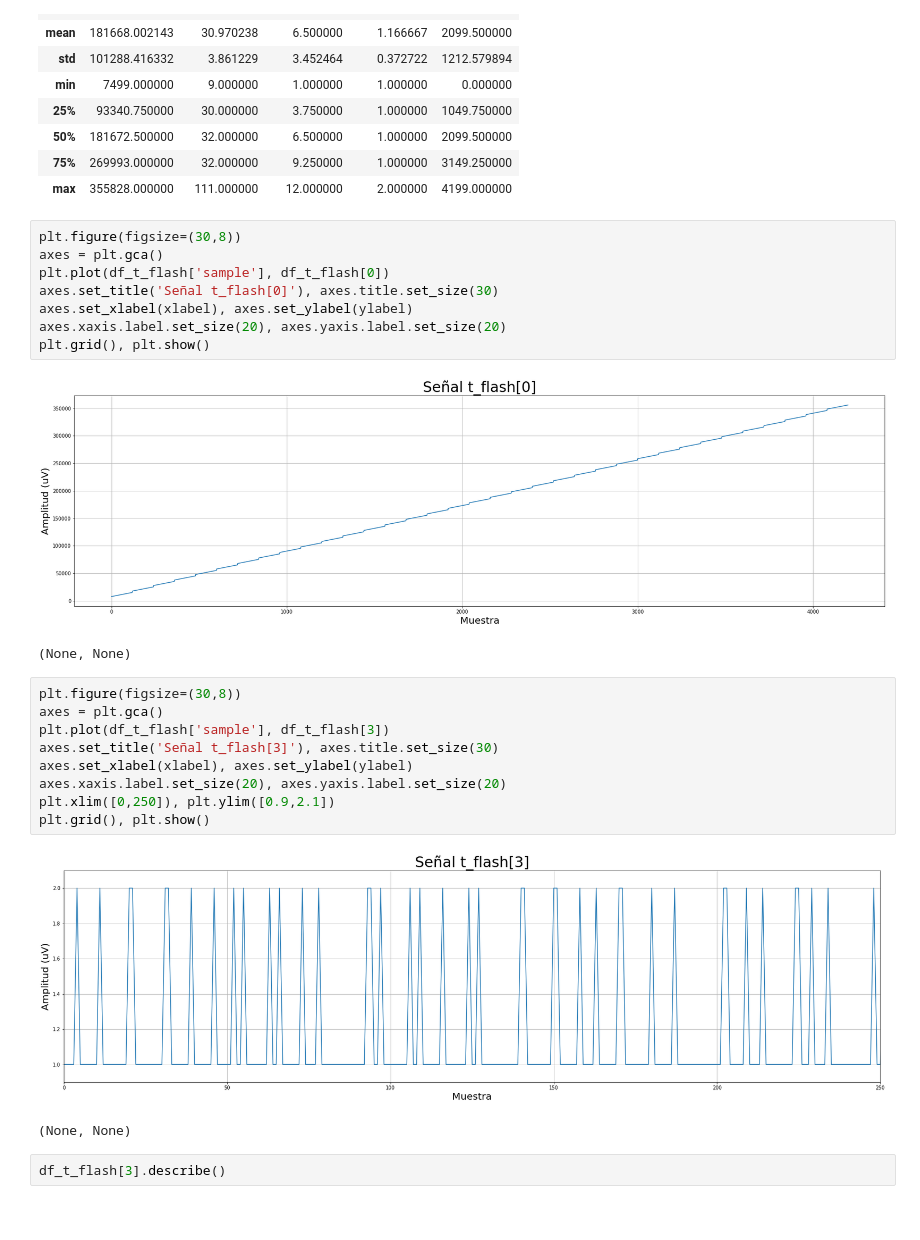
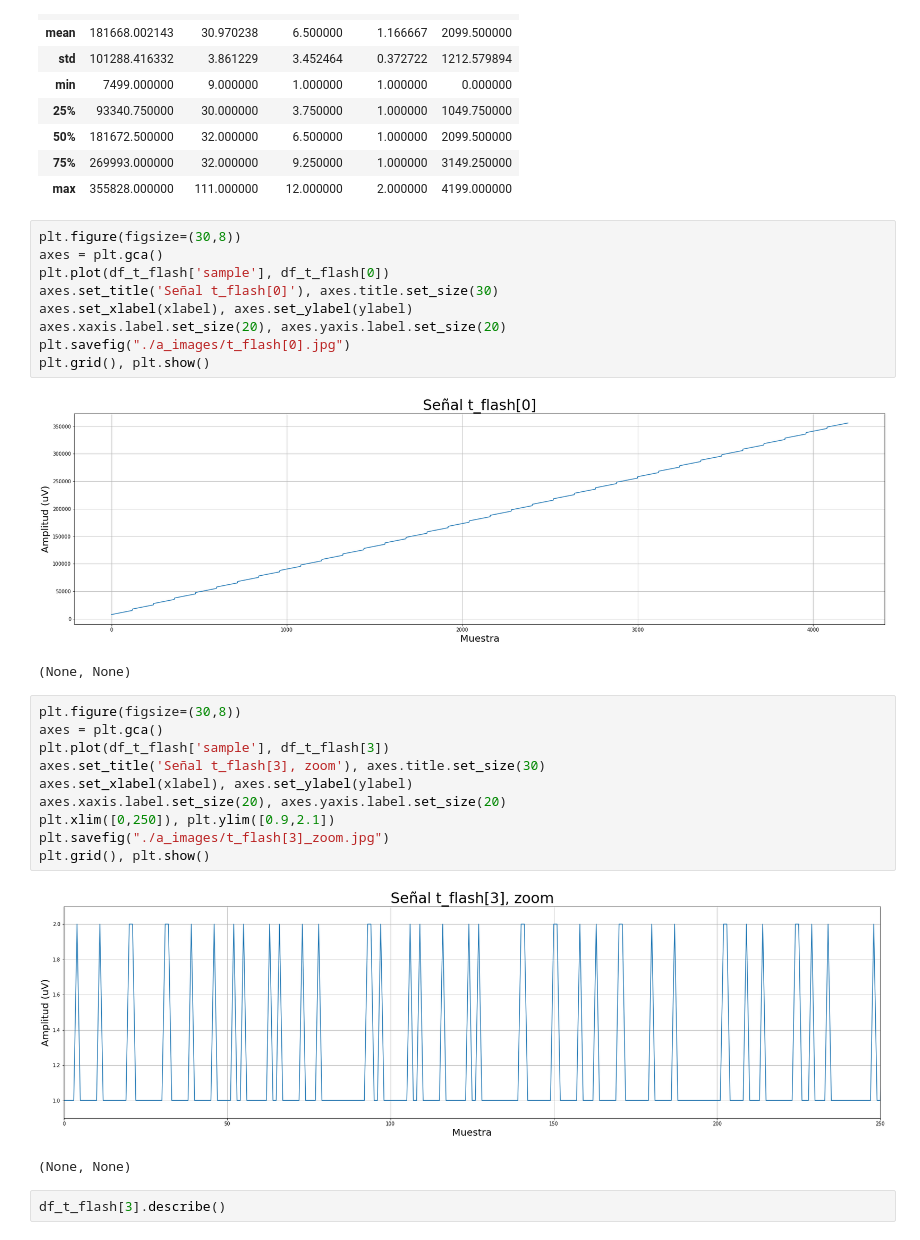
Before and after one commit to alexchavez1980/repo_tesis, a Jupyter notebook: a_analisis_flash.ipynb, the cells around one changed output. Cells and saved outputs as stored; diff of their text form.

```diff
--- a/a_analisis_flash.ipynb
+++ b/a_analisis_flash.ipynb
@@ -50,6 +50,7 @@ plt.plot(df_t_flash['sample'], df_t_flash[0])
 axes.set_title('Señal t_flash[0]'), axes.title.set_size(30)
 axes.set_xlabel(xlabel), axes.set_ylabel(ylabel)
 axes.xaxis.label.set_size(20), axes.yaxis.label.set_size(20)
+plt.savefig("./a_images/t_flash[0].jpg")
 plt.grid(), plt.show()
 # %% [output]
 [figure]
@@ -57,14 +58,15 @@ plt.grid(), plt.show()
 # %%
 plt.figure(figsize=(30,8))
 axes = plt.gca()
 plt.plot(df_t_flash['sample'], df_t_flash[3])
-axes.set_title('Señal t_flash[3]'), axes.title.set_size(30)
+axes.set_title('Señal t_flash[3], zoom'), axes.title.set_size(30)
 axes.set_xlabel(xlabel), axes.set_ylabel(ylabel)
 axes.xaxis.label.set_size(20), axes.yaxis.label.set_size(20)
 plt.xlim([0,250]), plt.ylim([0.9,2.1])
+plt.savefig("./a_images/t_flash[3]_zoom.jpg")
 plt.grid(), plt.show()
 # %% [output]
-[figure, old version]
+[figure, new version]
 (None, None)
 # %%
 df_t_flash[3].describe()
```
Also changed, not shown: 9 other files.
